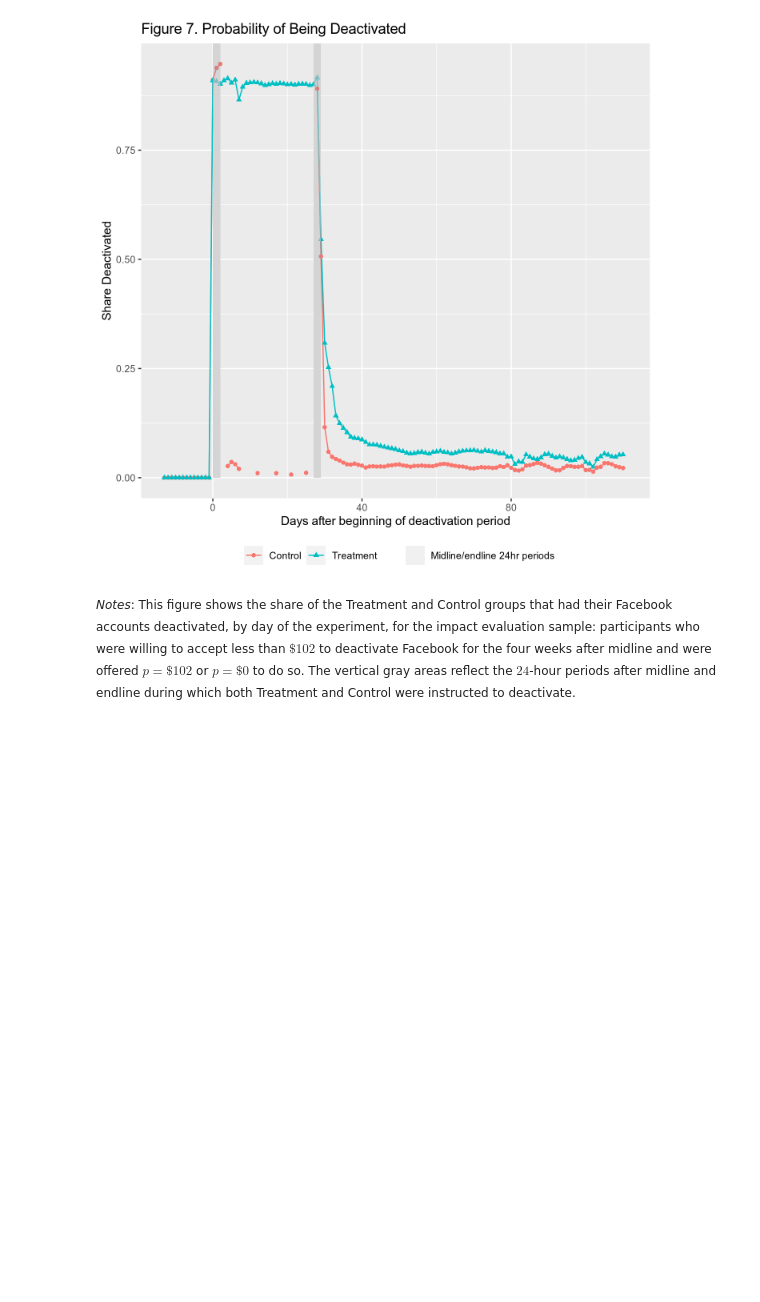
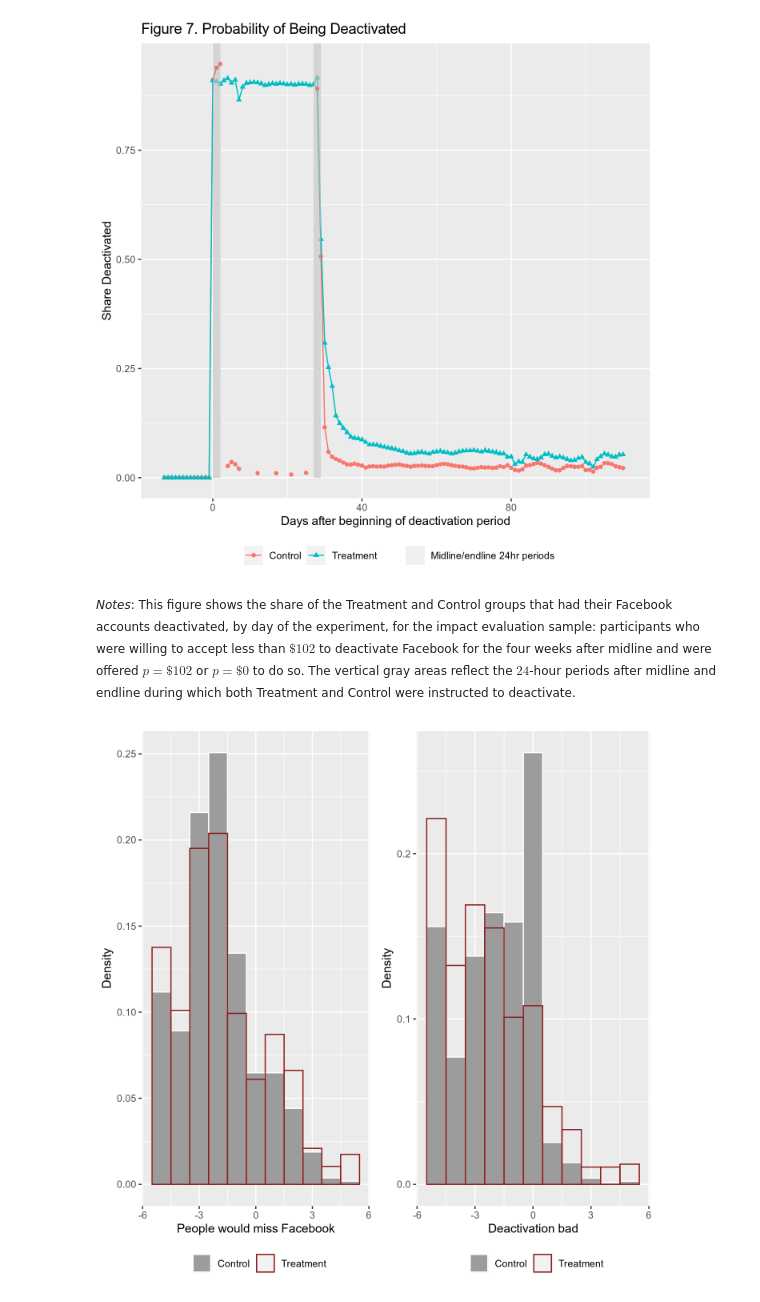
Before and after one commit to feauazmu/RepAllcotetal, a Jupyter notebook: replication_notebook.ipynb, the cells around one changed output. Cells and saved outputs as stored; diff of their text form; code cells hidden in the pictures; blank space fills up the shorter version.

```diff
--- a/replication_notebook.ipynb
+++ b/replication_notebook.ipynb
@@ -116,3 +116,8 @@ figureSeven
 [figure]
 # %% [markdown]
 <p style="font-size:12px"><i>Notes</i>: This figure shows the share of the Treatment and Control groups that had their Facebook accounts deactivated, by day of the experiment, for the impact evaluation sample: participants who were willing to accept less than $\$102$ to deactivate Facebook for the four weeks after midline and were offered $p = \$102$ or $p = \$0$ to do so. The vertical gray areas reflect the $24$-hour periods after midline and endline during which both Treatment and Control were instructed to deactivate.</p>
+# %%
+figureEight <- genFigEight(finalData)
+figureEight
+# %% [output]
+[figure, added]
```
Also changed, not shown: parts of 1 cell of this notebook.
